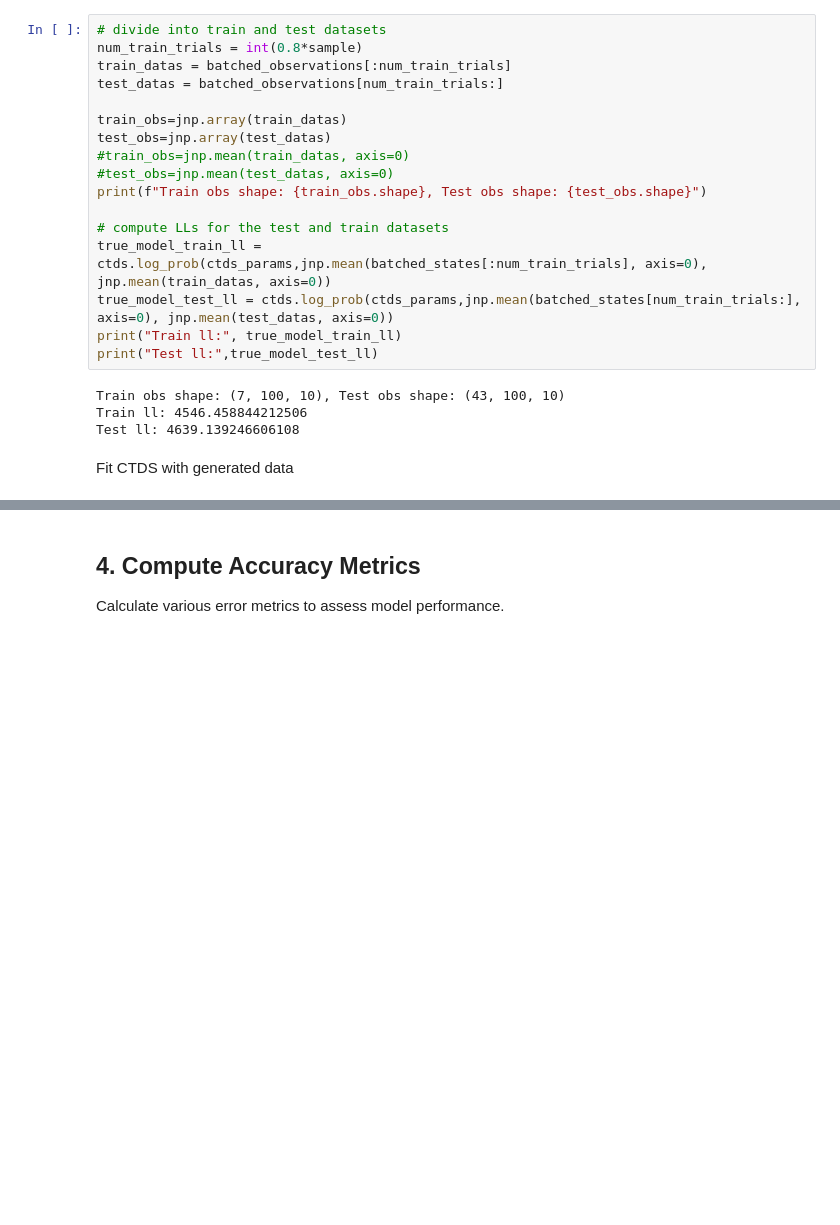
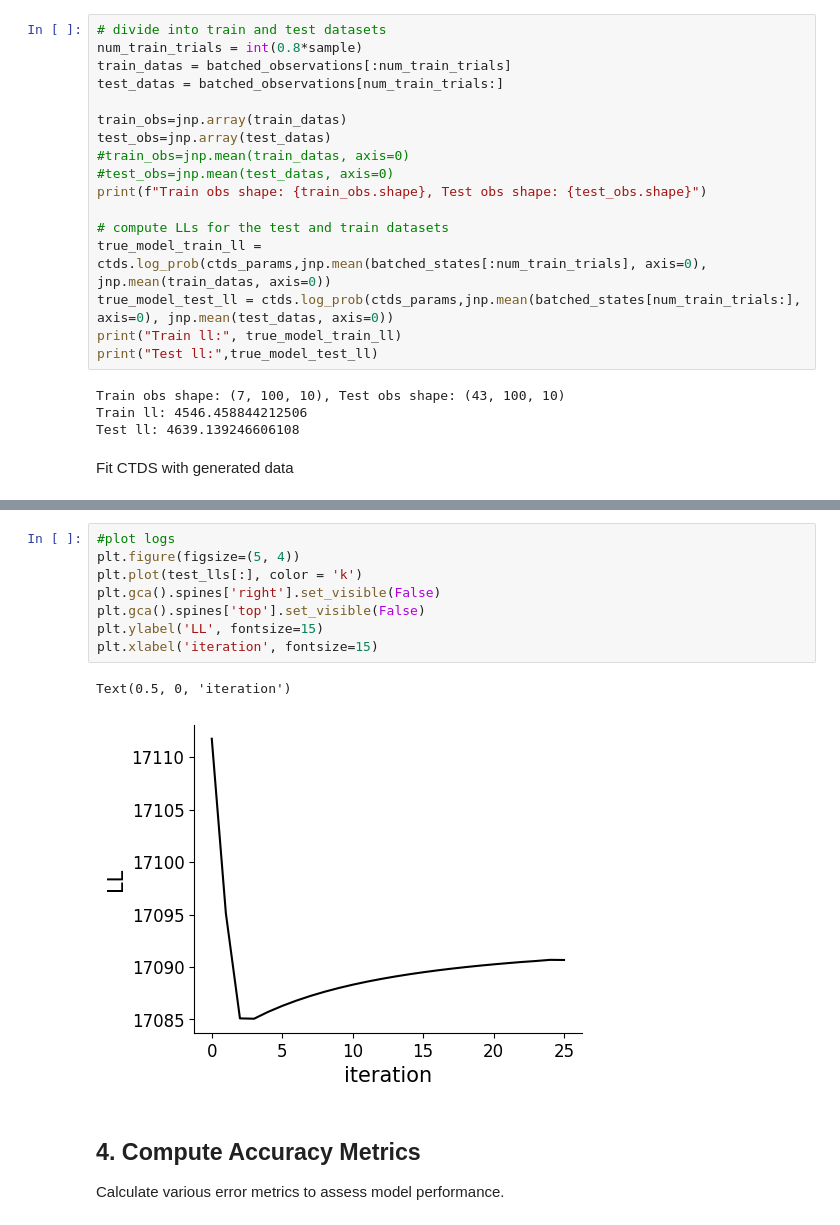
Before and after one commit to kasherri/CTDS, a Jupyter notebook: ctds_model_validation.ipynb, the cells around one changed output, grey strips where cells are left out. Saved outputs shown, nothing was run; the diff lists cells and outputs as text; blank space fills up the shorter version.

```diff
--- a/ctds_model_validation.ipynb
+++ b/ctds_model_validation.ipynb
@@ -434,3 +423,14 @@ Text(0.5, 0, 'iteration')
+# %%
+#plot logs
+plt.figure(figsize=(5, 4))
+plt.plot(test_lls[:], color = 'k')
+plt.gca().spines['right'].set_visible(False)
+plt.gca().spines['top'].set_visible(False)
+plt.ylabel('LL', fontsize=15)
+plt.xlabel('iteration', fontsize=15)
+# %% [output]
+Text(0.5, 0, 'iteration')
+[figure, added]
 # %% [markdown]
 ## 4. Compute Accuracy Metrics
 
```
Also changed, not shown: parts of 5 cells of this notebook, 2 other files.
